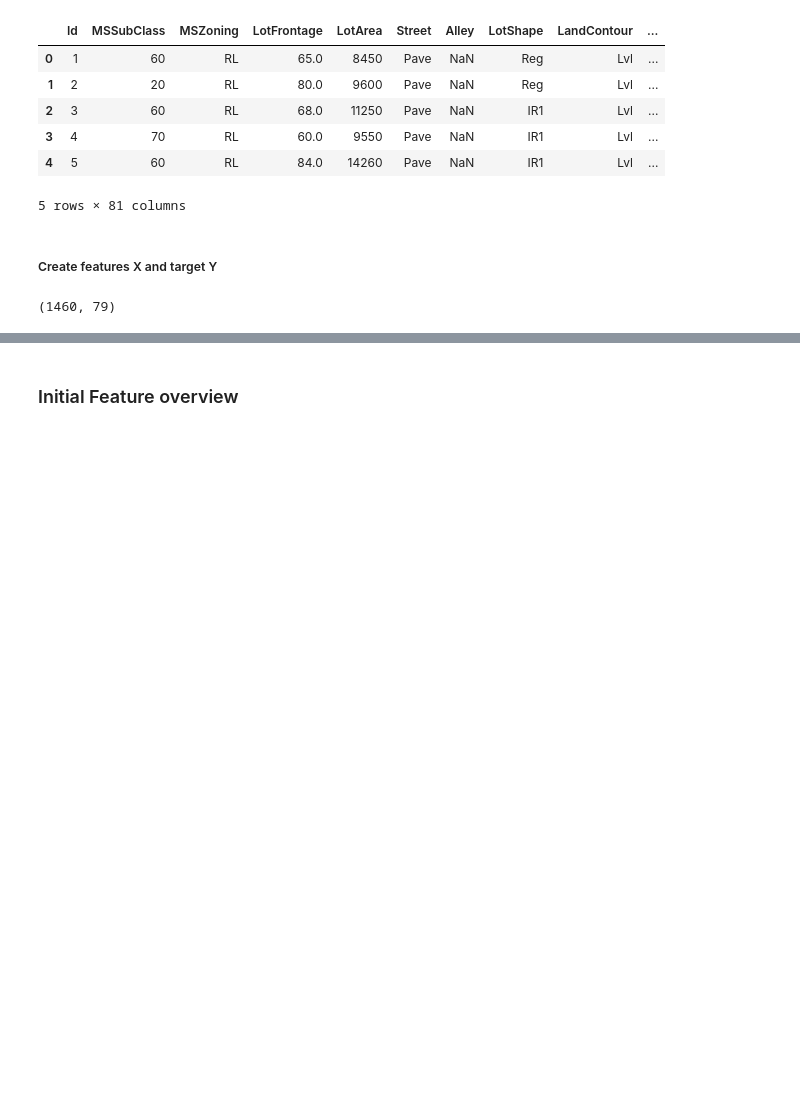
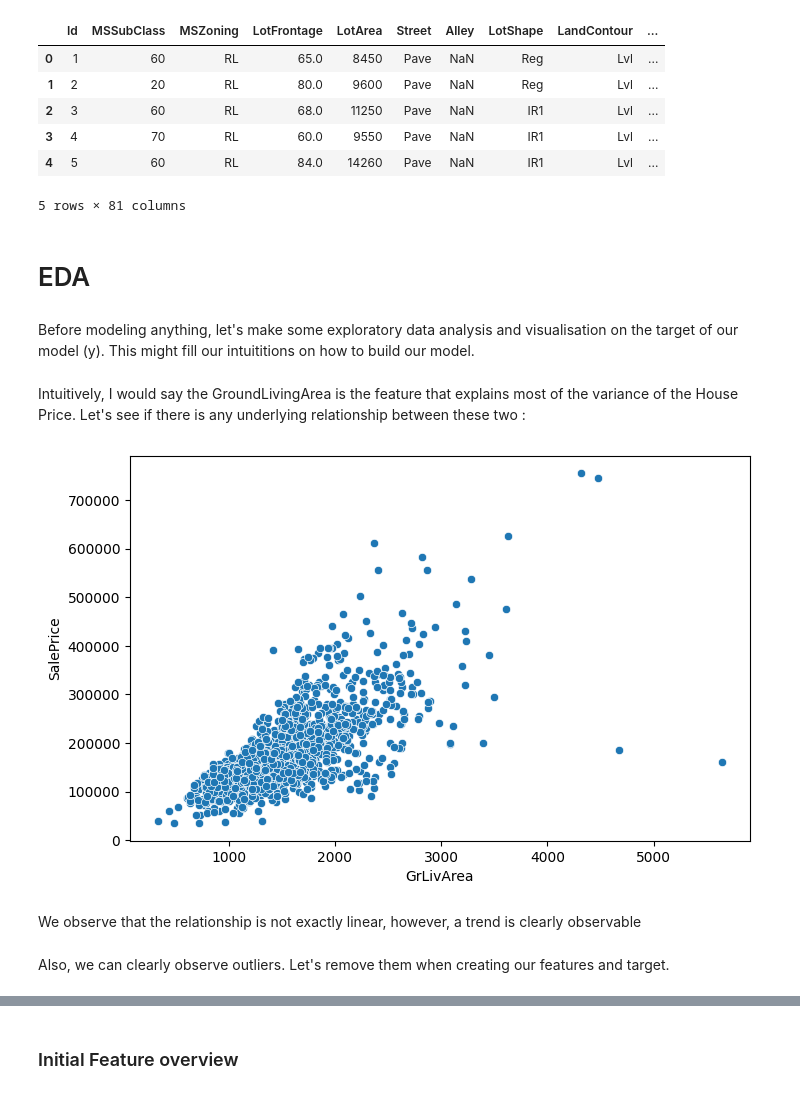
Before and after one commit to thpnt/houseprice, a Jupyter notebook: Untitled.ipynb, the cells around one changed output, grey strips where cells are left out. Drawn from its saved outputs; the diff is of its cells as text; code cells hidden in the pictures; blank space fills up the shorter version.

Commit message:
EDA, feature engineering, target engineering

```diff
--- a/Untitled.ipynb
+++ b/Untitled.ipynb
@@ -22,11 +25,21 @@ data.head()
 | 3 | 4 | 70 | RL | 60.0 | 9550 | Pave | NaN | IR1 | Lvl | ... |
 | 4 | 5 | 60 | RL | 84.0 | 14260 | Pave | NaN | IR1 | Lvl | ... |
 5 rows × 81 columns
-# %% [markdown]
-##### Create features X and target Y
-# %%
-X = data.drop(columns=['SalePrice', 'Id'])
-y = data.SalePrice
-X.shape
-# %% [output]
-(1460, 79)
+# %% [markdown]
+# EDA
+# %% [markdown]
+Before modeling anything, let's make some exploratory data analysis and visualisation on the target of our model (y).
+This might fill our intuititions on how to build our model.
+# %% [markdown]
+Intuitively, I would say the GroundLivingArea is the feature that explains most of the variance of the House Price. Let's see if there is any underlying relationship between these two :
+# %%
+fig = plt.figure(figsize=(8, 5))
+
+plot = sns.scatterplot(x=data.GrLivArea, y=data.SalePrice)
+plt.show()
+# %% [output]
+[figure, added]
+# %% [markdown]
+We observe that the relationship is not exactly linear, however, a trend is clearly observable
+# %% [markdown]
+Also, we can clearly observe outliers. Let's remove them when creating our features and target.
```
Also changed, not shown: parts of 40 cells of this notebook.
